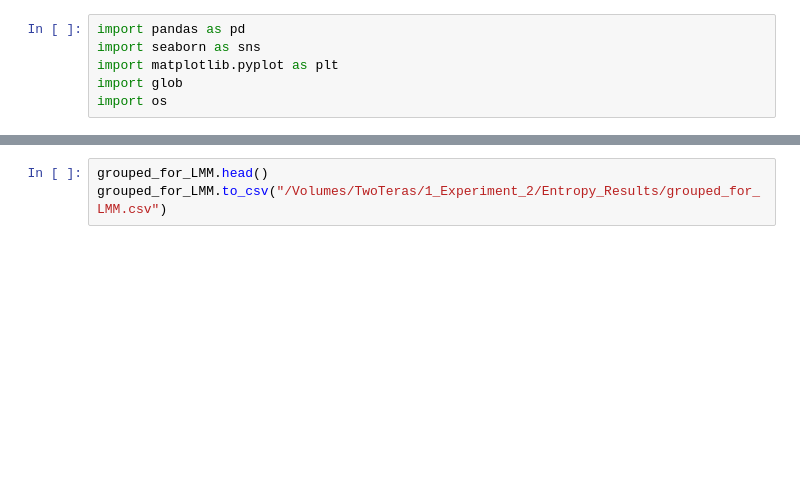
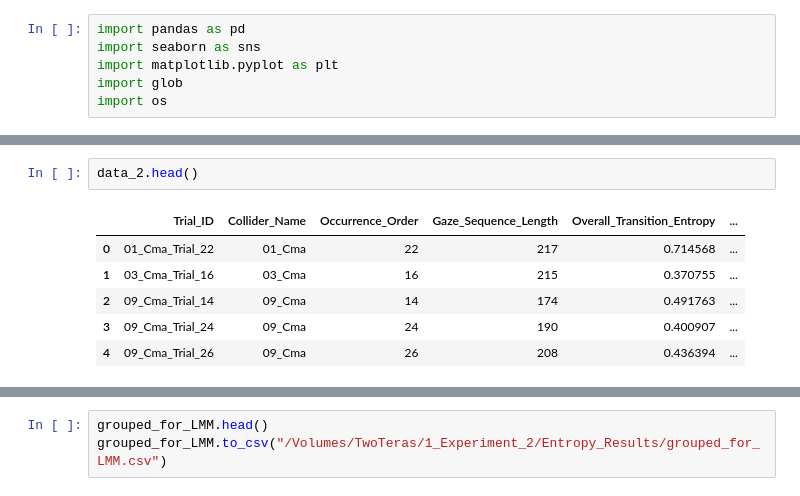
Before and after one commit to tracysanchez/Human_Agents_Impact_Nav, a Jupyter notebook: Exp2/Entropy/06_Windowed_Visualization.ipynb, the cells around one changed output, grey strips where cells are left out. Cells and saved outputs as stored; diff of their text form; blank space fills up the shorter version.

```diff
--- a/Exp2/Entropy/06_Windowed_Visualization.ipynb
+++ b/Exp2/Entropy/06_Windowed_Visualization.ipynb
@@ -10,3 +33,12 @@ data_2 = pd.read_csv("/Volumes/TwoTeras/1_Experiment_2/Entropy_Results/entropy_l
+# %%
+data_2.head()
+# %% [output]
+|  | Trial_ID | Collider_Name | Occurrence_Order | Gaze_Sequence_Length | Overall_Transition_Entropy | ... |
+| 0 | 01_Cma_Trial_22 | 01_Cma | 22 | 217 | 0.714568 | ... |
+| 1 | 03_Cma_Trial_16 | 03_Cma | 16 | 215 | 0.370755 | ... |
+| 2 | 09_Cma_Trial_14 | 09_Cma | 14 | 174 | 0.491763 | ... |
+| 3 | 09_Cma_Trial_24 | 09_Cma | 24 | 190 | 0.400907 | ... |
+| 4 | 09_Cma_Trial_26 | 09_Cma | 26 | 208 | 0.436394 | ... |
 # %%
 # Sort the data
 stacked_df_ordered = stacked_df.sort_values(by=["Participant_ID", "Session", "Occurrence_Order"])
```
Also changed, not shown: parts of 14 cells of this notebook, 7 other files.
